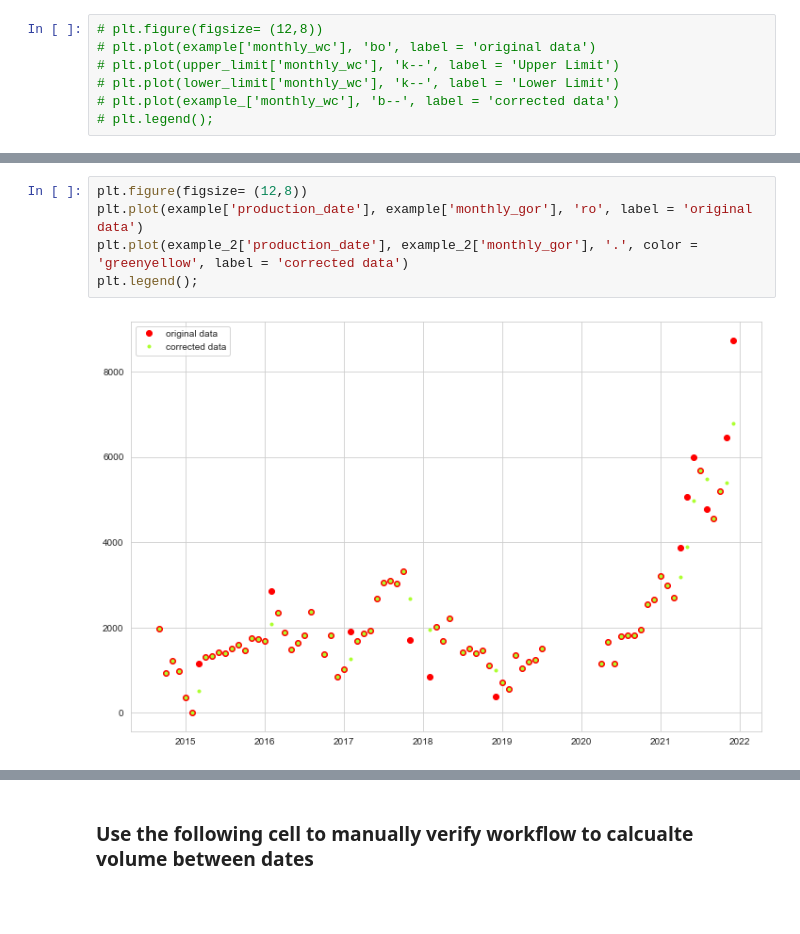
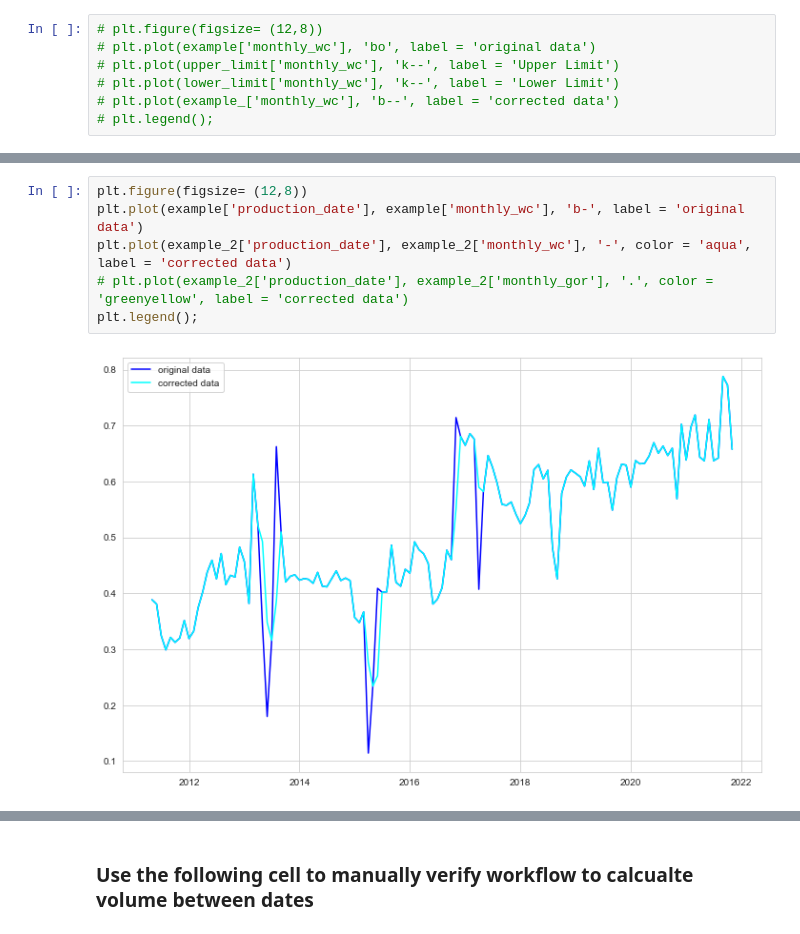
Before and after one commit to magrella/well-depletion, a Jupyter notebook: depletion_proxy.ipynb, the cells around one changed output, grey strips where cells are left out. Drawn from its saved outputs; the diff is of its cells as text; blank space fills up the shorter version.

```diff
--- a/depletion_proxy.ipynb
+++ b/depletion_proxy.ipynb
@@ -441,9 +410,10 @@ example_2 =  outlier.fit_transform(example)
-# %%
-plt.figure(figsize= (12,8))
-plt.plot(example['production_date'], example['monthly_gor'], 'ro', label = 'original data')
-plt.plot(example_2['production_date'], example_2['monthly_gor'], '.', color = 'greenyellow', label = 'corrected data')
-plt.legend();
-# %% [output]
-[figure, removed]
+# %%
+plt.figure(figsize= (12,8))
+plt.plot(example['production_date'], example['monthly_wc'], 'b-', label = 'original data')
+plt.plot(example_2['production_date'], example_2['monthly_wc'], '-', color = 'aqua', label = 'corrected data')
+# plt.plot(example_2['production_date'], example_2['monthly_gor'], '.', color = 'greenyellow', label = 'corrected data')
+plt.legend();
+# %% [output]
+[figure, added]
 # %%
 plt.figure(figsize= (12,8))
```
Also changed, not shown: parts of 66 cells of this notebook.
